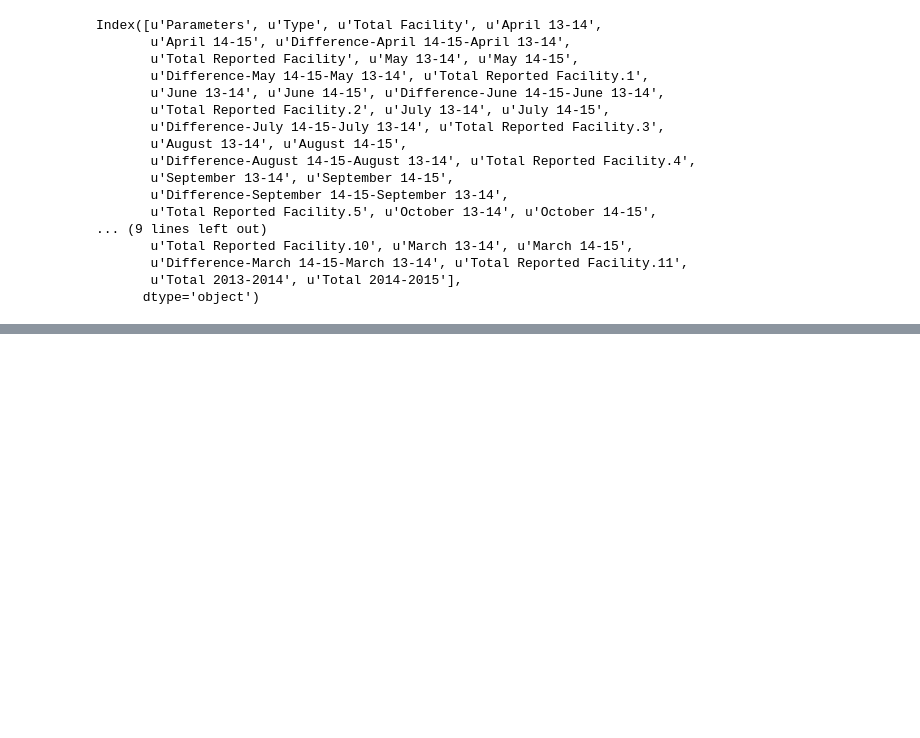
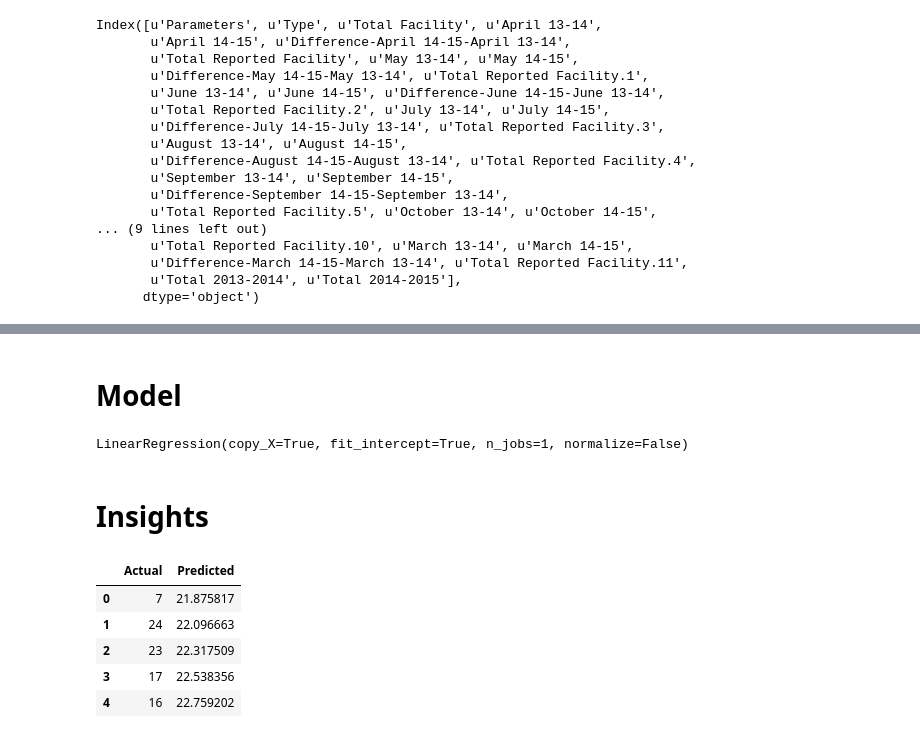
Before and after one commit to unnati-xyz/open-data-india-health, a Jupyter notebook: Analysing Health Care Data Using Open Data - Bangpypers Feb 6th.ipynb, the cells around one changed output, grey strips where cells are left out. Drawn from its saved outputs; the diff is of its cells as text; code cells hidden in the pictures; blank space fills up the shorter version.

```diff
--- a/Analysing Health Care Data Using Open Data - Bangpypers Feb 6th.ipynb
+++ b/Analysing Health Care Data Using Open Data - Bangpypers Feb 6th.ipynb
@@ -113,2 +118,37 @@ for i in range(0,sorted_ch_df.shape[0]):
 ... (7 outputs left out)
+# %% [markdown]
+# Model
+# %%
+model = LinearRegression()
+X = np.array(range(0,18))
+y = sorted_nl_df.iloc[0,1:19]
+
+X = X.reshape(-1,1)
+y = y.reshape(-1,1)
+
+model.fit(X,y)
+# %% [output]
+LinearRegression(copy_X=True, fit_intercept=True, n_jobs=1, normalize=False)
+# %%
+test = np.array(range(len(X),24))
+test = test.reshape(-1,1)
+# %%
+predicted_output = model.predict(test)
+# %% [markdown]
+# Insights
+# %%
+model_df = pd.DataFrame([sorted_nl_df.iloc[0,20:].values,predicted_output.flatten()])
+# %%
+model_df_transposed = model_df.T
+model_df_transposed.head()
+model_df_transposed = model_df_transposed.rename(columns={0:'Actual',1:'Predicted'})
+# %%
+model_df_transposed.head()
+# %% [output]
+|  | Actual | Predicted |
+| 0 | 7 | 21.875817 |
+| 1 | 24 | 22.096663 |
+| 2 | 23 | 22.317509 |
+| 3 | 17 | 22.538356 |
+| 4 | 16 | 22.759202 |
 # %%
```
Also changed, not shown: parts of 8 cells of this notebook.
